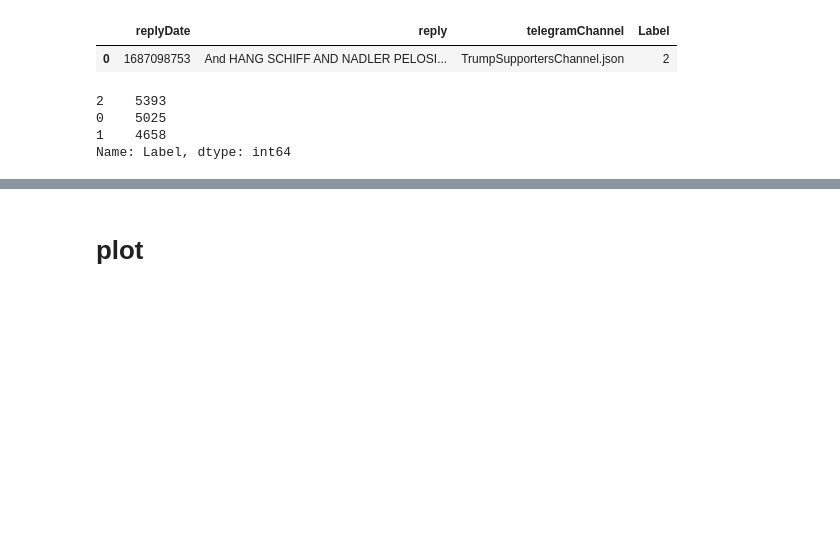
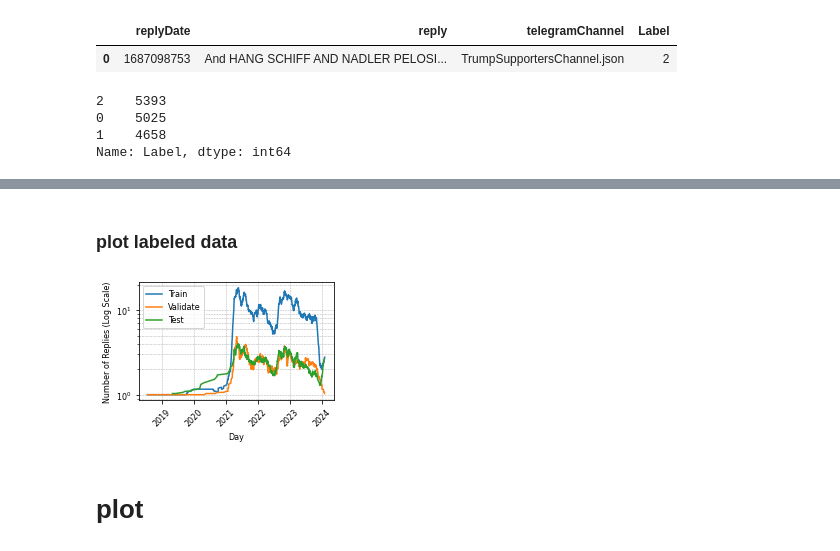
Before and after one commit to kamalravi/TelegramThreatLevel, a Jupyter notebook: annotate/For_Data_Paper.ipynb, the cells around one changed output, grey strips where cells are left out. Saved outputs shown, nothing was run; the diff lists cells and outputs as text; code cells hidden in the pictures; blank space fills up the shorter version.

Commit message:
update train val test plot

```diff
--- a/annotate/For_Data_Paper.ipynb
+++ b/annotate/For_Data_Paper.ipynb
@@ -319,3 +384,54 @@ test_df.to_json('/home/ravi/raviProject/DATA/Annotate/iterData/Labeled_2261_test
+# %% [markdown]
+### plot labeled data
+# %%
+import pandas as pd
+import matplotlib.pyplot as plt
+from scipy.signal import savgol_filter
+
+# Load the datasets (assuming they are already in memory)
+# train_df, validate_df, test_df
+train_df = pd.read_json('/home/ravi/raviProject/DATA/Annotate/iterData/Labeled_10554_train.json', orient='records')
+validate_df=pd.read_json('/home/ravi/raviProject/DATA/Annotate/iterData/Labeled_2261_dev.json', orient='records')
+test_df=pd.read_json('/home/ravi/raviProject/DATA/Annotate/iterData/Labeled_2261_test.json', orient='records')
+
+# Convert Unix timestamps to datetime
+train_df['replyDate'] = pd.to_datetime(train_df['replyDate'], unit='s')
+validate_df['replyDate'] = pd.to_datetime(validate_df['replyDate'], unit='s')
+test_df['replyDate'] = pd.to_datetime(test_df['replyDate'], unit='s')
+
+# Count replies per day for each dataset
+train_daily = train_df.groupby(train_df['replyDate'].dt.date).size()
+validate_daily = validate_df.groupby(validate_df['replyDate'].dt.date).size()
+test_daily = test_df.groupby(test_df['replyDate'].dt.date).size()
+
+# Apply Savitzky-Golay filter to smooth the data
+window_length = 31  # Window length (must be odd)
+polyorder = 1  # Polynomial order
+train_daily_smoothed = savgol_filter(train_daily, window_length, polyorder, mode='nearest')
+validate_daily_smoothed = savgol_filter(validate_daily, window_length, polyorder, mode='nearest')
+test_daily_smoothed = savgol_filter(test_daily, window_length, polyorder, mode='nearest')
+
+# Create the plot
+plt.figure(figsize=(3.5, 2.5))
+plt.plot(train_daily.index, train_daily_smoothed, label='Train')
+plt.plot(validate_daily.index, validate_daily_smoothed, label='Validate')
+plt.plot(test_daily.index, test_daily_smoothed, label='Test')
+plt.yscale('log')  # Set y-axis to logarithmic scale
+plt.xlabel('Day', fontsize=8)
+plt.ylabel('Number of Replies (Log Scale)', fontsize=8)
+plt.legend(loc='upper left', fontsize=8)
+plt.grid(True, which='both', linestyle='--', linewidth=0.5)
+plt.xticks(rotation=45, fontsize=8)
+plt.yticks(fontsize=8)
+plt.tight_layout()
+
+# Save the plot
+plt.savefig('/home/ravi/raviProject/CountVsYear_TrainValidateTest.png', format='png', dpi=1200, bbox_inches='tight')
+
+# Show the plot
+plt.show()
+# %% [output]
+[figure, added]
 # %% [markdown]
 # plot
 # %%
```
Also changed, not shown: parts of 4 cells of this notebook.
